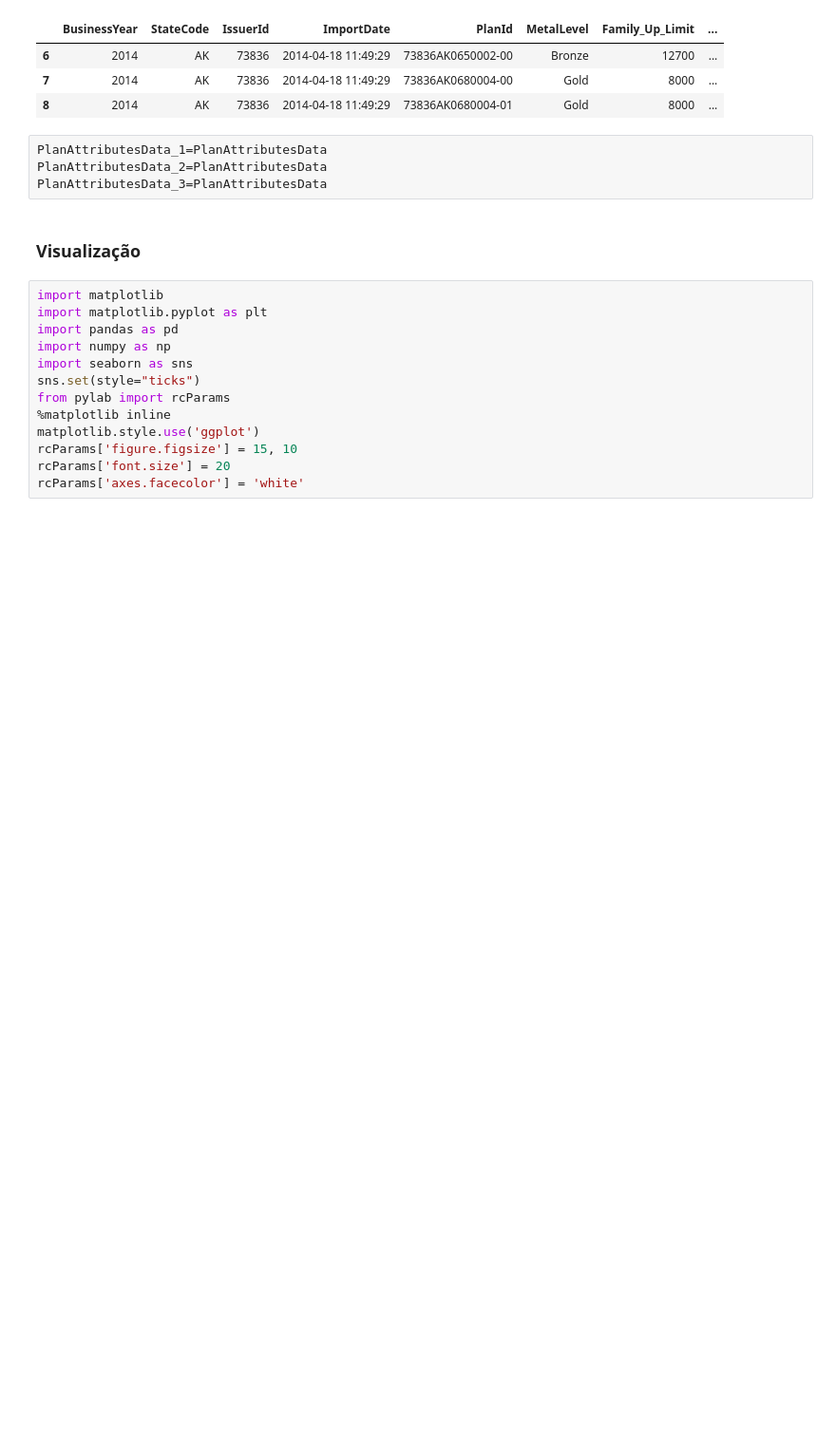
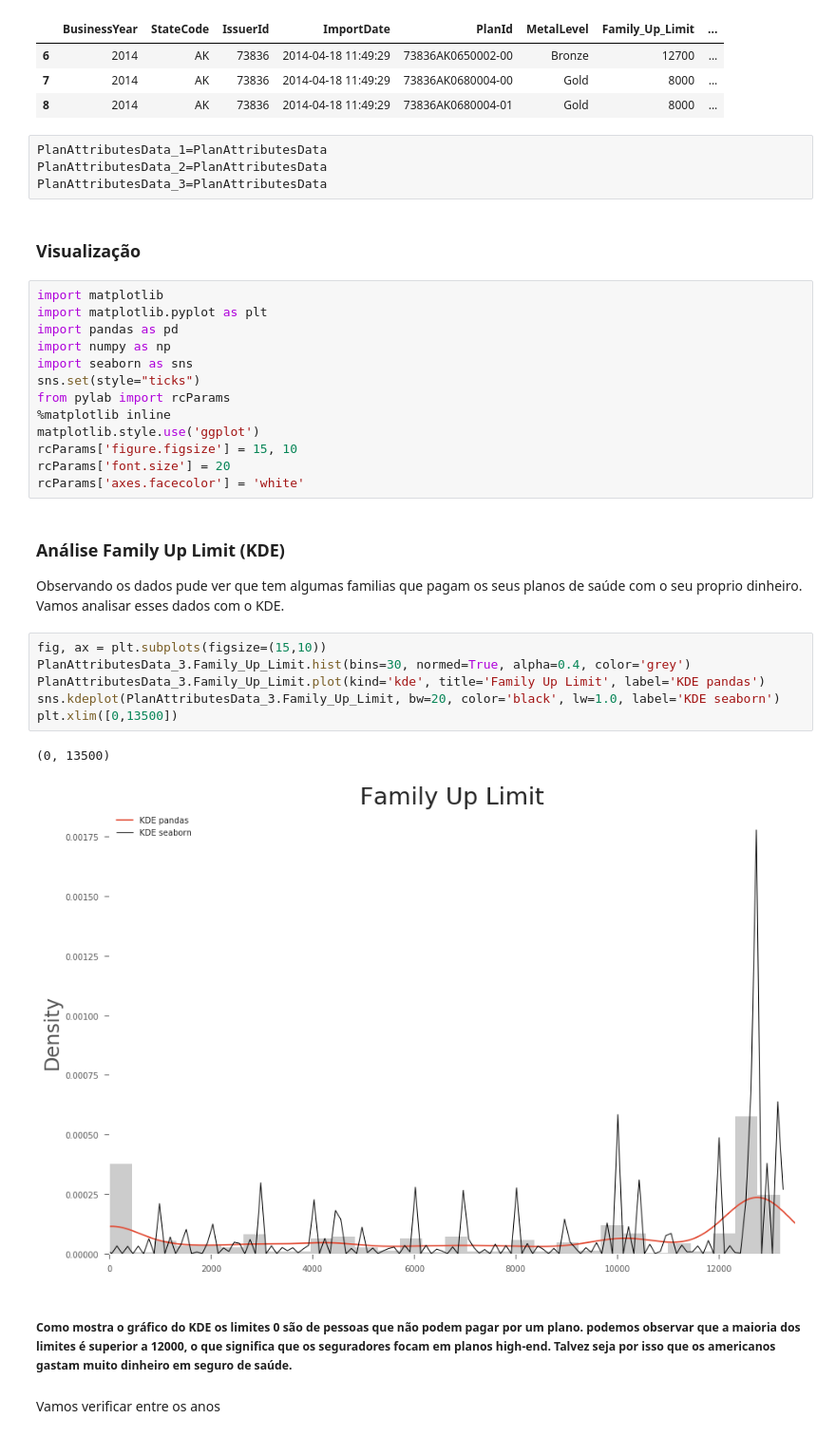
Before and after one commit to if1015-datascience-ufpe/2018-1-projeto-seguro_de_saude, a Jupyter notebook: Seguro_de_Saude.ipynb, the cells around one changed output. Shown at 95% size. Drawn from its saved outputs; the diff is of its cells as text; blank space fills up the shorter version.

Commit message:
Visualização Familia

```diff
--- a/Seguro_de_Saude.ipynb
+++ b/Seguro_de_Saude.ipynb
@@ -251,3 +251,21 @@ matplotlib.style.use('ggplot')
 rcParams['figure.figsize'] = 15, 10
 rcParams['font.size'] = 20
 rcParams['axes.facecolor'] = 'white'
+# %% [markdown]
+### Análise Family Up Limit (KDE)
+
+
+Observando os dados pude ver que tem algumas familias que pagam os seus planos de saúde com o seu proprio dinheiro. Vamos analisar esses dados com o KDE.
+# %%
+fig, ax = plt.subplots(figsize=(15,10))
+PlanAttributesData_3.Family_Up_Limit.hist(bins=30, normed=True, alpha=0.4, color='grey')
+PlanAttributesData_3.Family_Up_Limit.plot(kind='kde', title='Family Up Limit', label='KDE pandas')
+sns.kdeplot(PlanAttributesData_3.Family_Up_Limit, bw=20, color='black', lw=1.0, label='KDE seaborn')
+plt.xlim([0,13500])
+# %% [output]
+(0, 13500)
+[figure, added]
+# %% [markdown]
+##### Como mostra o gráfico do KDE os limites 0 são de pessoas que não podem pagar por um plano. podemos observar que a maioria dos limites é superior a 12000, o que significa que os seguradores focam em planos high-end. Talvez seja por isso que os americanos gastam muito dinheiro em seguro de saúde.
+# %% [markdown]
+Vamos verificar entre os anos
```
Also changed, not shown: parts of 3 cells of this notebook.
